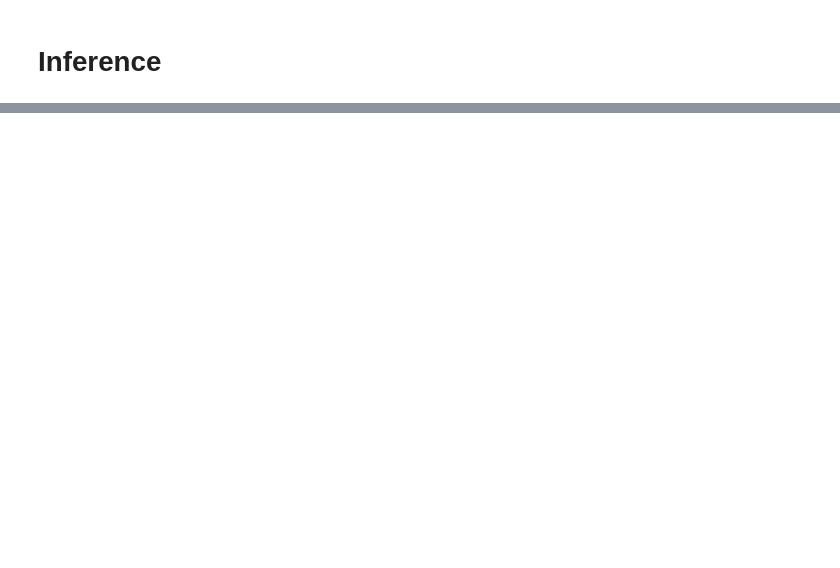
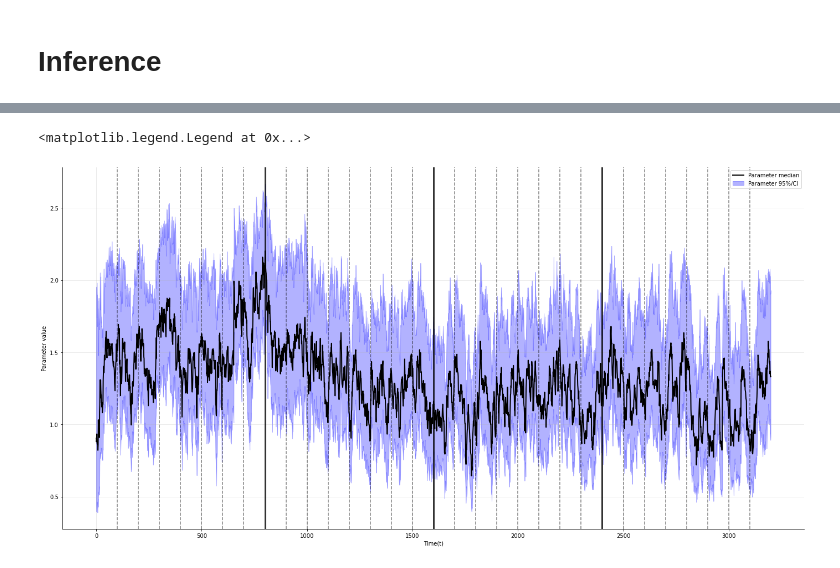
Before and after one commit to LuSchumacher/dynamic_models, a Jupyter notebook: notebooks/dynamic_simple_3200.ipynb, the cells around one changed output, grey strips where cells are left out. Cells and saved outputs as stored; diff of their text form; code cells hidden in the pictures; blank space fills up the shorter version.

```diff
--- a/notebooks/dynamic_simple_3200.ipynb
+++ b/notebooks/dynamic_simple_3200.ipynb
@@ -341,0 +345,2 @@ ax.legend()
+# %%
+which_param = -2
@@ -341,0 +353,19 @@ ax.legend()
+# %%
+# Initialize figure
+f, ax = plt.subplots(1, 1, figsize=(24, 12))
+
+time = np.arange(post_samples_t.shape[1])
+ax.plot(time, median, color='black', lw=2, label='Parameter median')
+ax.fill_between(time, quantiles[0, :], quantiles[1, :], color='blue', alpha=0.3, label='Parameter 95%/CI')
+for idx in np.argwhere(person.session.diff().values == 1):
+    ax.axvline(idx, color='black', linestyle='solid', lw=3, alpha=0.8)
+for idx in np.argwhere(person.block.diff().values == 1):
+    ax.axvline(idx, color='black', linestyle='dashed', alpha=0.5)
+sns.despine(ax=ax)
+ax.grid(alpha=0.3)
+ax.set_ylabel('Parameter value')
+ax.set_xlabel('Time(t)')
+ax.legend()
+# %% [output]
+<matplotlib.legend.Legend at 0x...>
+[figure, added]
```
Also changed, not shown: parts of 22 cells of this notebook, 2 other files.
